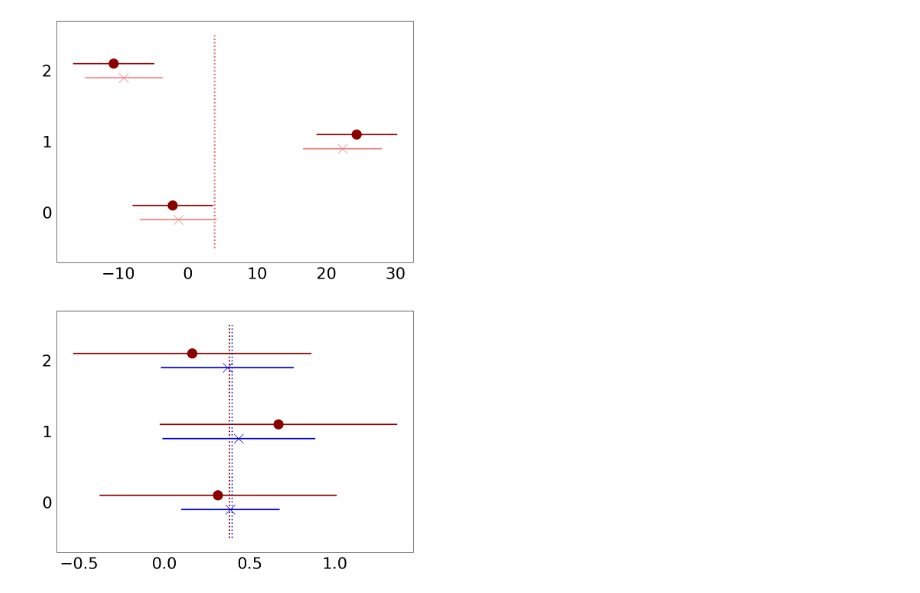
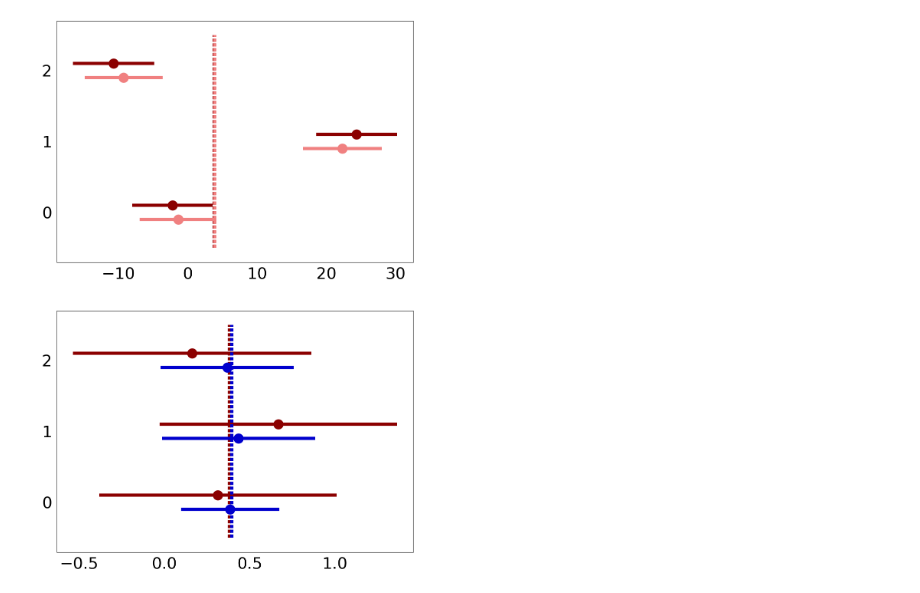
Before and after one commit to carmen-cabrera/latin-mobility-covid, a Jupyter notebook: code/analysis/06a-analysis-trend-results-re-models.ipynb, the cells around one changed output. Saved outputs shown, nothing was run; the diff lists cells and outputs as text; code cells hidden in the pictures.

Commit message:
changes-figures

```diff
--- a/code/analysis/06a-analysis-trend-results-re-models.ipynb
+++ b/code/analysis/06a-analysis-trend-results-re-models.ipynb
@@ -70,39 +70,39 @@ df_m5o_re = pd.read_csv(wd + '/data/outputs/' + country_short + '/mov-analysis/b
 fig, (ax1,ax2) = plt.subplots(2, 1, figsize=(12,18))
 
 ax1.tick_params(axis = 'both', which = 'both', width = 0, length = 0, color = 'k', labelsize=30, pad=9)
 
 left_error = df_m3o_re['estimate'] - df_m3o_re['conf.low']
 right_error = df_m3o_re['conf.high'] - df_m3o_re['estimate']
-ax1.errorbar(df_m3o_re['estimate'] + df_m3o.loc[0, 'x'], list(df_m3o_re.index+0.1), xerr=[left_error, right_error], fmt='o', linewidth=2.5, markersize=18, color='darkred')
-ax1.plot([df_m3o.loc[0, 'x'], df_m3o.loc[0, 'x']], [min(list(df_m3o_re.index))-.5, max(list(df_m3o_re.index))+.5], linestyle=':', linewidth=2.5, color='darkred')
+ax1.errorbar(df_m3o_re['estimate'] + df_m3o.loc[0, 'x'], list(df_m3o_re.index+0.1), xerr=[left_error, right_error], fmt='o', linewidth=6, markersize=18, color='darkred')
+ax1.plot([df_m3o.loc[0, 'x'], df_m3o.loc[0, 'x']], [min(list(df_m3o_re.index))-.5, max(list(df_m3o_re.index))+.5], linestyle=':', dashes=(1,.5), linewidth=6, color='darkred')
 
 df_m5o_re_intercept = df_m5o_re[df_m5o_re['facet'].str.contains('Intercept')].reset_index(drop=True)
 left_error = df_m5o_re_intercept['estimate'] - df_m5o_re_intercept['conf.low']
 right_error = df_m5o_re_intercept['conf.high'] - df_m5o_re_intercept['estimate']
-ax1.errorbar(df_m5o_re_intercept['estimate'] + df_m5o.loc[0, 'x'], list(df_m5o_re_intercept.index-0.1), xerr=[left_error, right_error], fmt='x', linewidth=2.5, markersize=18,  color='lightcoral')
-ax1.plot([df_m5o.loc[0, 'x'], df_m5o.loc[0, 'x']], [min(list(df_m5o_re_intercept.index))-.5, max(list(df_m5o_re_intercept.index))+.5], linestyle=':', linewidth=2.5, color='lightcoral')
+ax1.errorbar(df_m5o_re_intercept['estimate'] + df_m5o.loc[0, 'x'], list(df_m5o_re_intercept.index-0.1), xerr=[left_error, right_error], fmt='o', linewidth=6, markersize=18,  color='lightcoral')
+ax1.plot([df_m5o.loc[0, 'x'], df_m5o.loc[0, 'x']], [min(list(df_m5o_re_intercept.index))-.5, max(list(df_m5o_re_intercept.index))+.5], linestyle=':', dashes=(1,.5), linewidth=6, color='lightcoral')
 
 ax1.set_ylim(min(list(df_m5o_re_intercept.index))-0.7, max(list(df_m5o_re_intercept.index))+0.7)
 ax1.set_yticks(list(df_m5o_re_intercept.index), list(df_m5o_re_intercept.index))
 
 ax2.tick_params(axis = 'both', which = 'both', width = 0, length = 0, color = 'k', labelsize=30, pad=9)
 
 left_error = df_m4o_re['estimate'] - df_m4o_re['conf.low']
 right_error = df_m4o_re['conf.high'] - df_m4o_re['estimate']
-ax2.errorbar(df_m4o_re['estimate'] + df_m4o.loc[1, 'x'], list(df_m4o_re.index+0.1), xerr=[left_error, right_error], fmt='o', linewidth=2.5, markersize=18, color='darkred')
-ax2.plot([df_m4o.loc[1, 'x'], df_m4o.loc[1, 'x']], [min(list(df_m4o_re.index))-.5, max(list(df_m4o_re.index))+.5], linestyle=':', linewidth=2.5, color='darkred')
+ax2.errorbar(df_m4o_re['estimate'] + df_m4o.loc[1, 'x'], list(df_m4o_re.index+0.1), xerr=[left_error, right_error], fmt='o', linewidth=6, markersize=18, color='darkred')
+ax2.plot([df_m4o.loc[1, 'x'], df_m4o.loc[1, 'x']], [min(list(df_m4o_re.index))-.5, max(list(df_m4o_re.index))+.5], linestyle=':', dashes=(1,.5), linewidth=6, color='darkred')
 
 df_m5o_re_slope = df_m5o_re[df_m5o_re['facet'].str.contains('time')].reset_index(drop=True)
 left_error = df_m5o_re_slope['estimate'] - df_m5o_re_slope['conf.low']
 right_error = df_m5o_re_slope['conf.high'] - df_m5o_re_slope['estimate']
-ax2.errorbar(df_m5o_re_slope['estimate'] + df_m5o.loc[1, 'x'], list(df_m5o_re_slope.index-0.1), xerr=[left_error, right_error], fmt='x', linewidth=2.5, markersize=18, color='mediumblue')
-ax2.plot([df_m5o.loc[1, 'x'], df_m5o.loc[1, 'x']], [min(list(df_m5o_re_slope.index))-.5, max(list(df_m5o_re_slope.index))+.5], linestyle=':', linewidth=2.5, color='mediumblue')
+ax2.errorbar(df_m5o_re_slope['estimate'] + df_m5o.loc[1, 'x'], list(df_m5o_re_slope.index-0.1), xerr=[left_error, right_error], fmt='o', linewidth=6, markersize=18, color='mediumblue')
+ax2.plot([df_m5o.loc[1, 'x'], df_m5o.loc[1, 'x']], [min(list(df_m5o_re_slope.index))-.5, max(list(df_m5o_re_slope.index))+.5], linestyle=':', dashes=(1,.5), linewidth=6, color='mediumblue')
 
 ax2.set_ylim(min(list(df_m5o_re_intercept.index))-0.7, max(list(df_m5o_re_intercept.index))+0.7)
 ax2.set_yticks(list(df_m5o_re_slope.index), list(df_m5o_re_slope.index))
 
 plt.savefig(wd + '/plots/evolution/models/' + country_short + '_models_re_' + category + '.pdf', bbox_inches = 'tight')
 
 plt.show()
 # %% [output]
-[figure, old version]
+[figure, new version]
```
Also changed, not shown: 11 other files.
